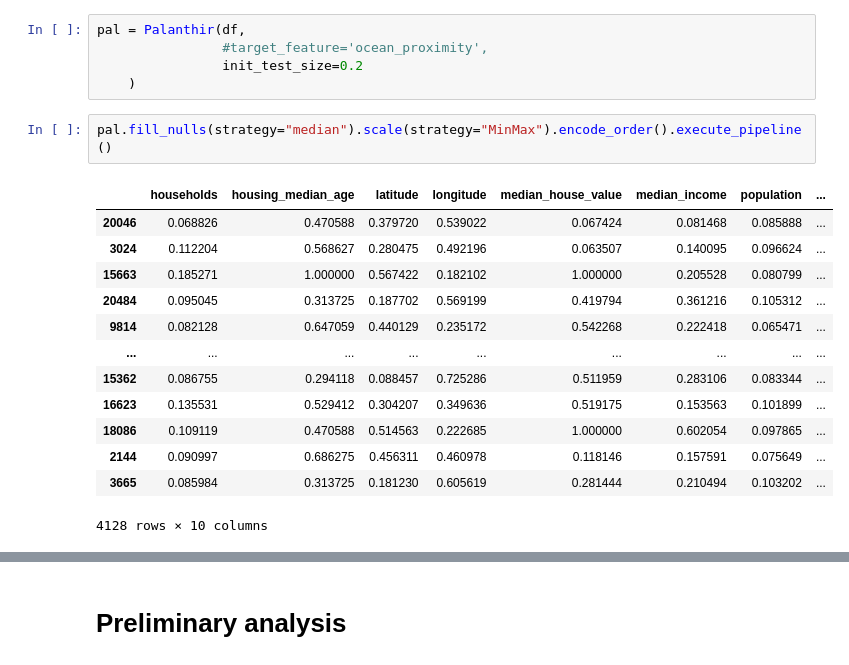
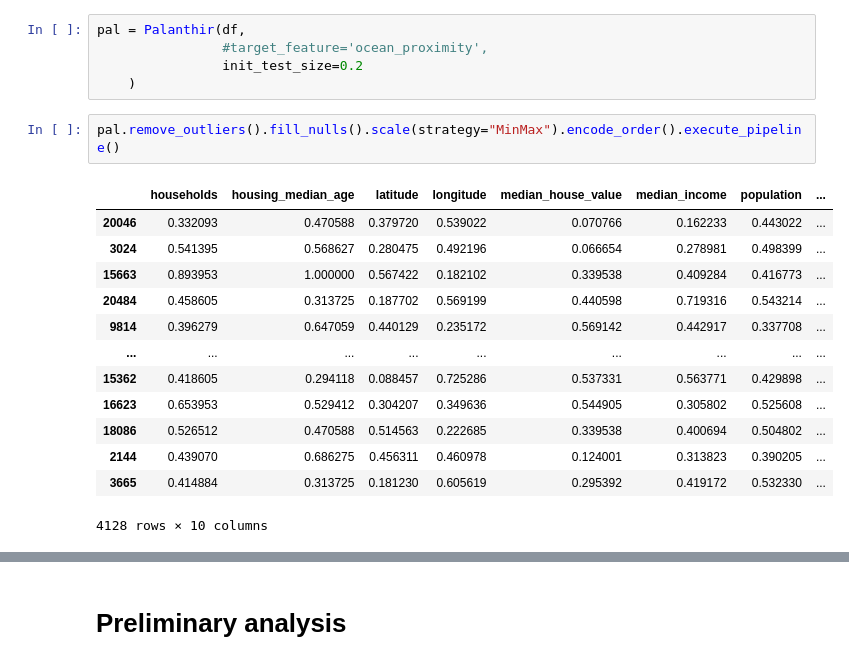
Before and after one commit to B0llemis/MLcode, a Jupyter notebook: Palanthir Experiment.ipynb, the cells around one changed output, grey strips where cells are left out. Drawn from its saved outputs; the diff is of its cells as text.

Commit message:
remove_outliers added

```diff
--- a/Palanthir Experiment.ipynb
+++ b/Palanthir Experiment.ipynb
@@ -403,18 +413,18 @@ pal = Palanthir(df,
                 init_test_size=0.2
     )
 # %%
-pal.fill_nulls(strategy="median").scale(strategy="MinMax").encode_order().execute_pipeline()
+pal.remove_outliers().fill_nulls().scale(strategy="MinMax").encode_order().execute_pipeline()
 # %% [output]
 |  | households | housing_median_age | latitude | longitude | median_house_value | median_income | population | ... |
-| 20046 | 0.068826 | 0.470588 | 0.379720 | 0.539022 | 0.067424 | 0.081468 | 0.085888 | ... |
-| 3024 | 0.112204 | 0.568627 | 0.280475 | 0.492196 | 0.063507 | 0.140095 | 0.096624 | ... |
-| 15663 | 0.185271 | 1.000000 | 0.567422 | 0.182102 | 1.000000 | 0.205528 | 0.080799 | ... |
-| 20484 | 0.095045 | 0.313725 | 0.187702 | 0.569199 | 0.419794 | 0.361216 | 0.105312 | ... |
-| 9814 | 0.082128 | 0.647059 | 0.440129 | 0.235172 | 0.542268 | 0.222418 | 0.065471 | ... |
+| 20046 | 0.332093 | 0.470588 | 0.379720 | 0.539022 | 0.070766 | 0.162233 | 0.443022 | ... |
+| 3024 | 0.541395 | 0.568627 | 0.280475 | 0.492196 | 0.066654 | 0.278981 | 0.498399 | ... |
+| 15663 | 0.893953 | 1.000000 | 0.567422 | 0.182102 | 0.339538 | 0.409284 | 0.416773 | ... |
+| 20484 | 0.458605 | 0.313725 | 0.187702 | 0.569199 | 0.440598 | 0.719316 | 0.543214 | ... |
+| 9814 | 0.396279 | 0.647059 | 0.440129 | 0.235172 | 0.569142 | 0.442917 | 0.337708 | ... |
 | ... | ... | ... | ... | ... | ... | ... | ... | ... |
-| 15362 | 0.086755 | 0.294118 | 0.088457 | 0.725286 | 0.511959 | 0.283106 | 0.083344 | ... |
-| 16623 | 0.135531 | 0.529412 | 0.304207 | 0.349636 | 0.519175 | 0.153563 | 0.101899 | ... |
-| 18086 | 0.109119 | 0.470588 | 0.514563 | 0.222685 | 1.000000 | 0.602054 | 0.097865 | ... |
-| 2144 | 0.090997 | 0.686275 | 0.456311 | 0.460978 | 0.118146 | 0.157591 | 0.075649 | ... |
-| 3665 | 0.085984 | 0.313725 | 0.181230 | 0.605619 | 0.281444 | 0.210494 | 0.103202 | ... |
+| 15362 | 0.418605 | 0.294118 | 0.088457 | 0.725286 | 0.537331 | 0.563771 | 0.429898 | ... |
+| 16623 | 0.653953 | 0.529412 | 0.304207 | 0.349636 | 0.544905 | 0.305802 | 0.525608 | ... |
+| 18086 | 0.526512 | 0.470588 | 0.514563 | 0.222685 | 0.339538 | 0.400694 | 0.504802 | ... |
+| 2144 | 0.439070 | 0.686275 | 0.456311 | 0.460978 | 0.124001 | 0.313823 | 0.390205 | ... |
+| 3665 | 0.414884 | 0.313725 | 0.181230 | 0.605619 | 0.295392 | 0.419172 | 0.532330 | ... |
 4128 rows × 10 columns
```
Also changed, not shown: parts of 8 cells of this notebook, 1 other file.
